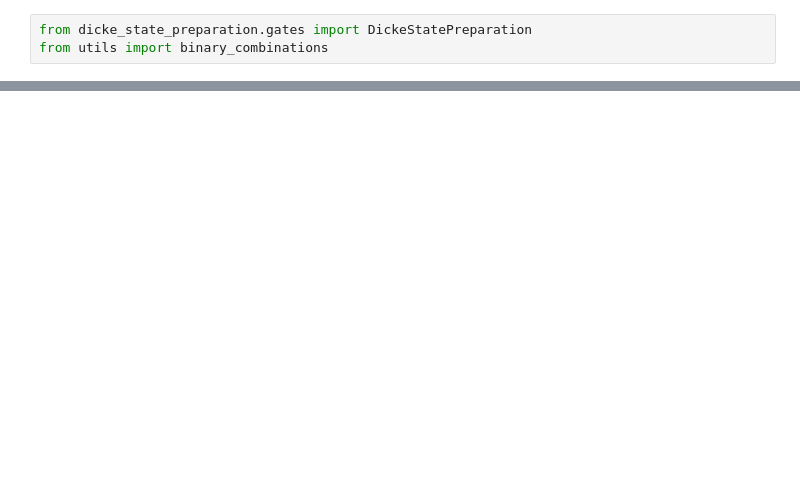
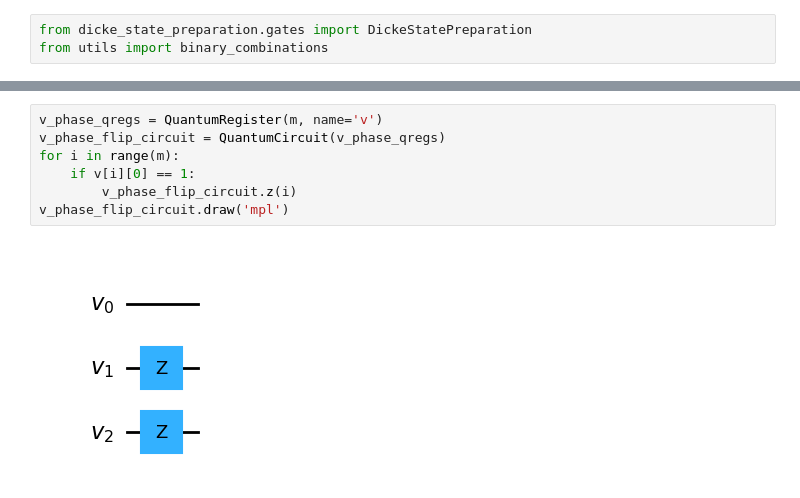
Before and after one commit to BankNatchapol/DQI-Circuit, a Jupyter notebook: src/main.ipynb, the cells around one changed output, grey strips where cells are left out. Drawn from its saved outputs; the diff is of its cells as text; blank space fills up the shorter version.

```diff
--- a/src/main.ipynb
+++ b/src/main.ipynb
@@ -111,0 +112,9 @@ $$- \frac{\sqrt{2}}{4} |00000\rangle- \frac{\sqrt{2}}{4} |00101\rangle- \frac{\s
+# %%
+v_phase_qregs = QuantumRegister(m, name='v')
+v_phase_flip_circuit = QuantumCircuit(v_phase_qregs)
+for i in range(m):
+    if v[i][0] == 1:
+        v_phase_flip_circuit.z(i)
+v_phase_flip_circuit.draw('mpl')
+# %% [output]
+[figure, added]
```
Also changed, not shown: parts of 18 cells of this notebook.
